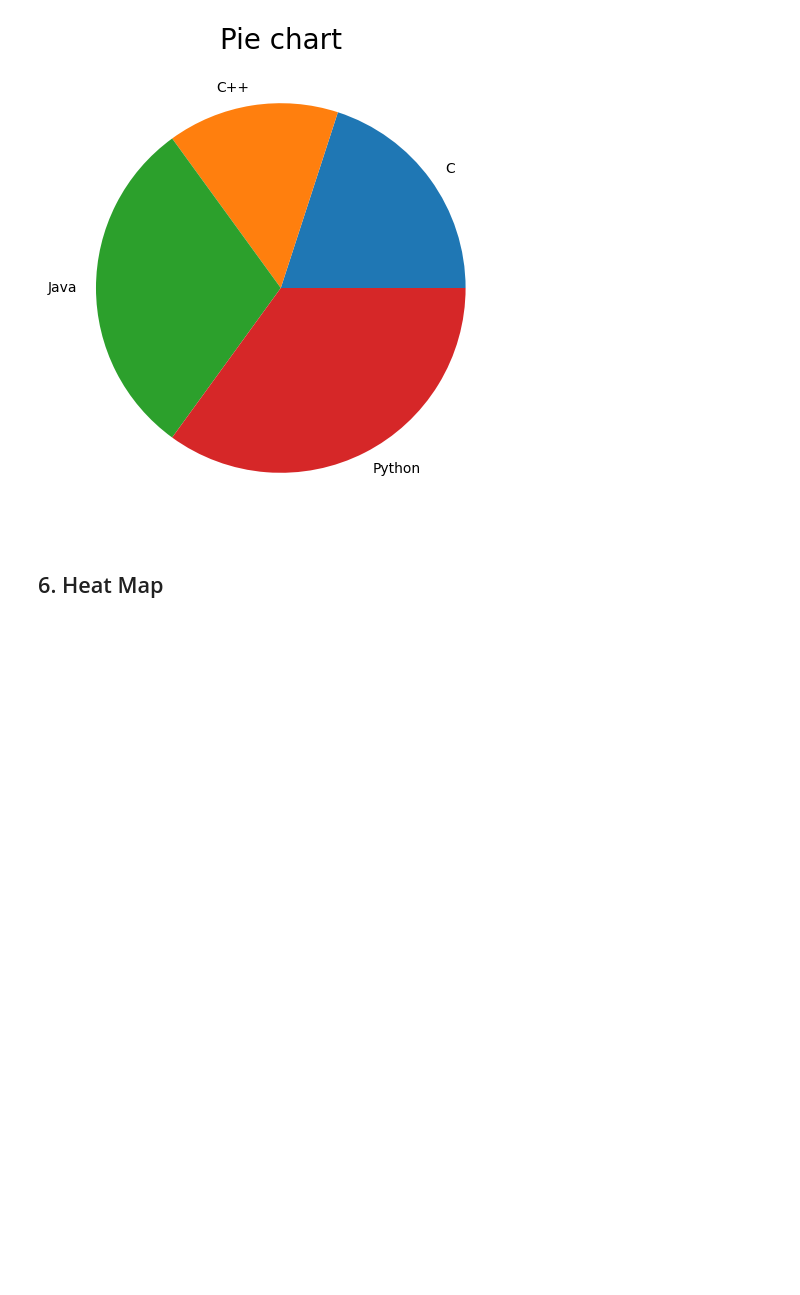
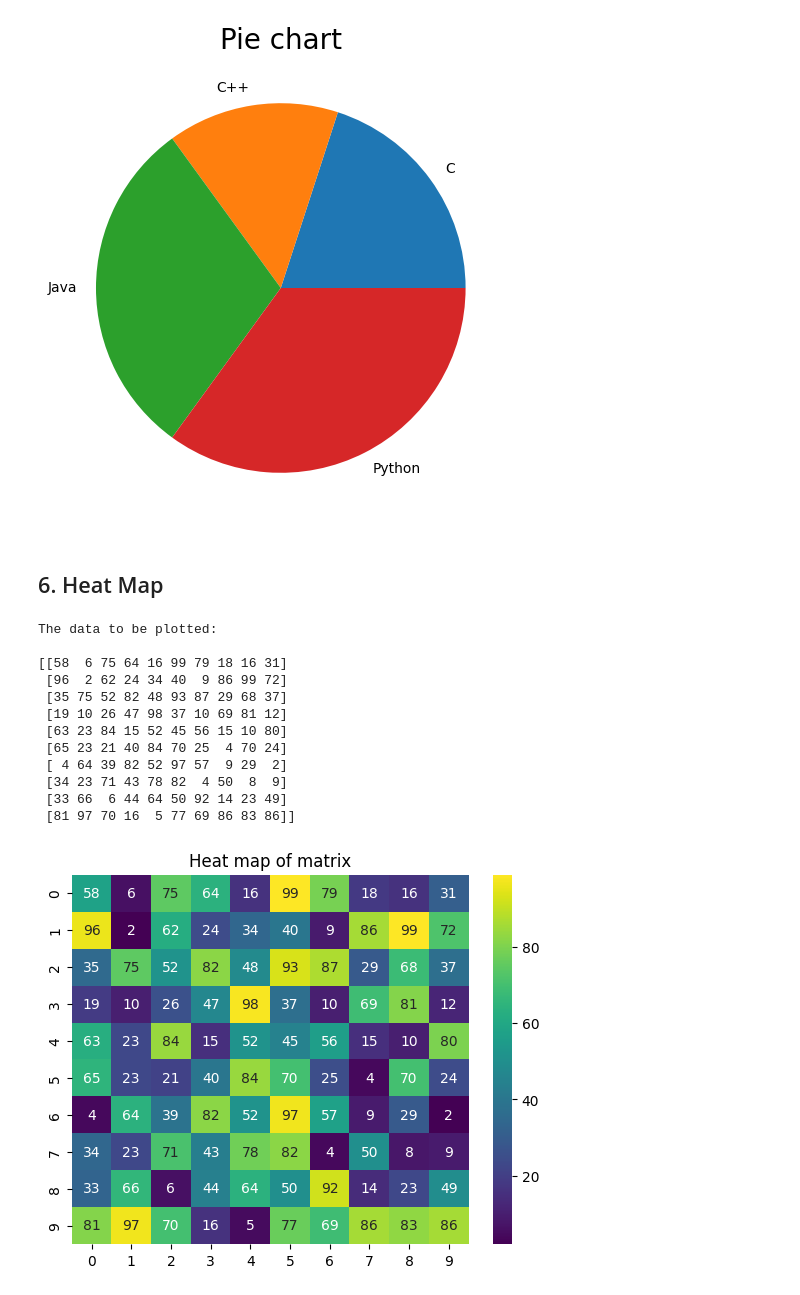
Before and after one commit to kruthi-sb/Data_science, a Jupyter notebook: LAB/expt2_matplotlib.ipynb, the cells around one changed output. Drawn from its saved outputs; the diff is of its cells as text; code cells hidden in the pictures; blank space fills up the shorter version.

```diff
--- a/LAB/expt2_matplotlib.ipynb
+++ b/LAB/expt2_matplotlib.ipynb
@@ -230,14 +230,28 @@ plt.show()
 # %%
 import seaborn as sns
 # generating 2-D 10x10 matrix of random numbers
 # from 1 to 100
 data = np.random.randint(low = 1, high = 100, size = (10, 10)) # matrix of 10x10
 print("The data to be plotted:\n")
 print(data)
 
 # plotting the heatmap
-hm = sns.heatmap(data = data, annot= True)
+hm = sns.heatmap(data = data, annot= True, cmap='viridis')
 plt.title("Heat map of matrix")
 
 # displaying the plotted heatmap
 plt.show()
+# %% [output]
+The data to be plotted:
+
+[[58  6 75 64 16 99 79 18 16 31]
+ [96  2 62 24 34 40  9 86 99 72]
+ [35 75 52 82 48 93 87 29 68 37]
+ [19 10 26 47 98 37 10 69 81 12]
+ [63 23 84 15 52 45 56 15 10 80]
+ [65 23 21 40 84 70 25  4 70 24]
+ [ 4 64 39 82 52 97 57  9 29  2]
+ [34 23 71 43 78 82  4 50  8  9]
+ [33 66  6 44 64 50 92 14 23 49]
+ [81 97 70 16  5 77 69 86 83 86]]
+[figure, added]
```
